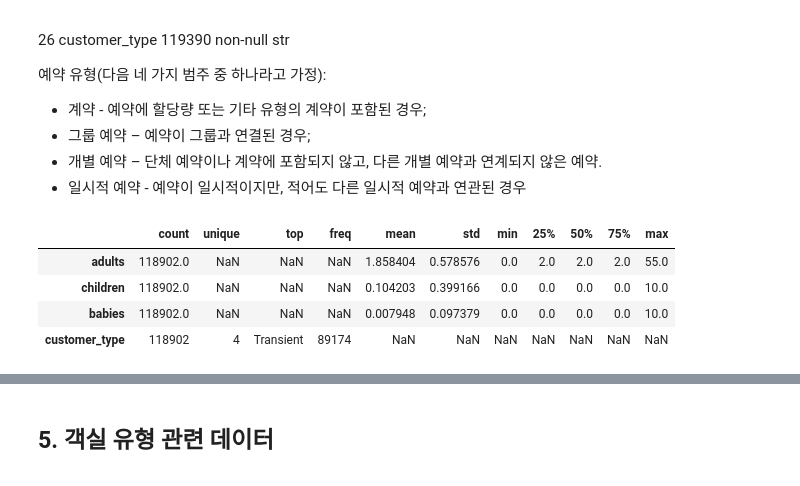
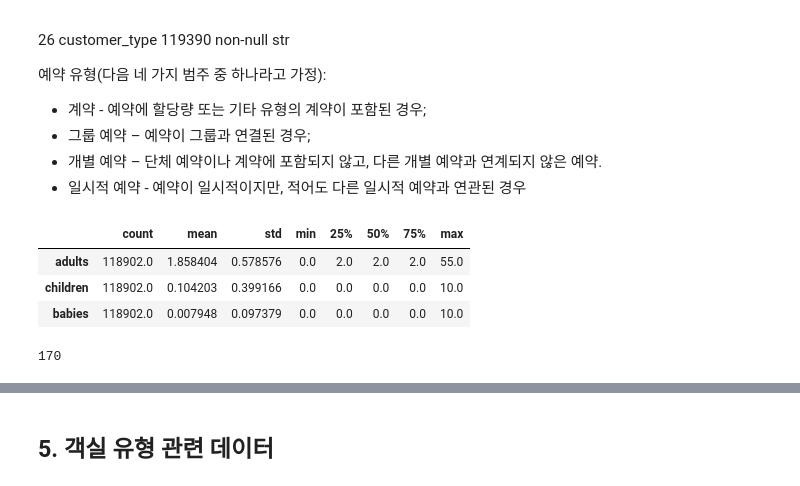
Before and after one commit to SKNETWORKS-FAMILY-AICAMP/SKN30-2nd-3Team, a Jupyter notebook: preprocessing/preprocessing_hotel.ipynb, the cells around one changed output, grey strips where cells are left out. Cells and saved outputs as stored; diff of their text form; code cells hidden in the pictures.

```diff
--- a/preprocessing/preprocessing_hotel.ipynb
+++ b/preprocessing/preprocessing_hotel.ipynb
@@ -115,9 +120,8 @@ dtype: int64
 # 도착일 - 일
 
 # 삭제: arrival_date_week_number
-del_arrival_date_cols = ['arrival_date_year', 'arrival_date_day_of_month']
-
-df.drop(del_arrival_date_cols, axis=1, inplace=True)
+cols = ['arrival_date_year', 'arrival_date_day_of_month', 'arrival_date_week_number']
+drop_target(cols)
 # %% [markdown]
 ## 4. 투숙객 현황 관련 데이터
 
@@ -142,12 +146,15 @@ df.drop(del_arrival_date_cols, axis=1, inplace=True)
 - 개별 예약 – 단체 예약이나 계약에 포함되지 않고, 다른 개별 예약과 연계되지 않은 예약.
 - 일시적 예약 - 예약이 일시적이지만, 적어도 다른 일시적 예약과 연관된 경우
 # %%
-cs_type_cols = ['adults', 'children', 'babies', 'customer_type']
-df[cs_type_cols].describe(include='all').T
+cols = ['adults', 'children', 'babies']
+df[cols].describe(include='all').T
 # %% [output]
-|  | count | unique | top | freq | mean | std | min | 25% | 50% | 75% | max |
-| adults | 118902.0 | NaN | NaN | NaN | 1.858404 | 0.578576 | 0.0 | 2.0 | 2.0 | 2.0 | 55.0 |
-| children | 118902.0 | NaN | NaN | NaN | 0.104203 | 0.399166 | 0.0 | 0.0 | 0.0 | 0.0 | 10.0 |
-| babies | 118902.0 | NaN | NaN | NaN | 0.007948 | 0.097379 | 0.0 | 0.0 | 0.0 | 0.0 | 10.0 |
-| customer_type | 118902 | 4 | Transient | 89174 | NaN | NaN | NaN | NaN | NaN | NaN | NaN |
+|  | count | mean | std | min | 25% | 50% | 75% | max |
+| adults | 118902.0 | 1.858404 | 0.578576 | 0.0 | 2.0 | 2.0 | 2.0 | 55.0 |
+| children | 118902.0 | 0.104203 | 0.399166 | 0.0 | 0.0 | 0.0 | 0.0 | 10.0 |
+| babies | 118902.0 | 0.007948 | 0.097379 | 0.0 | 0.0 | 0.0 | 0.0 | 10.0 |
+# %%
+df.loc[(df['adults'] == 0) & (df['children'] == 0) & (df['babies'] == 0)].shape[0]
+# %% [output]
+170
 # %%
```
Also changed, not shown: parts of 34 cells of this notebook.
